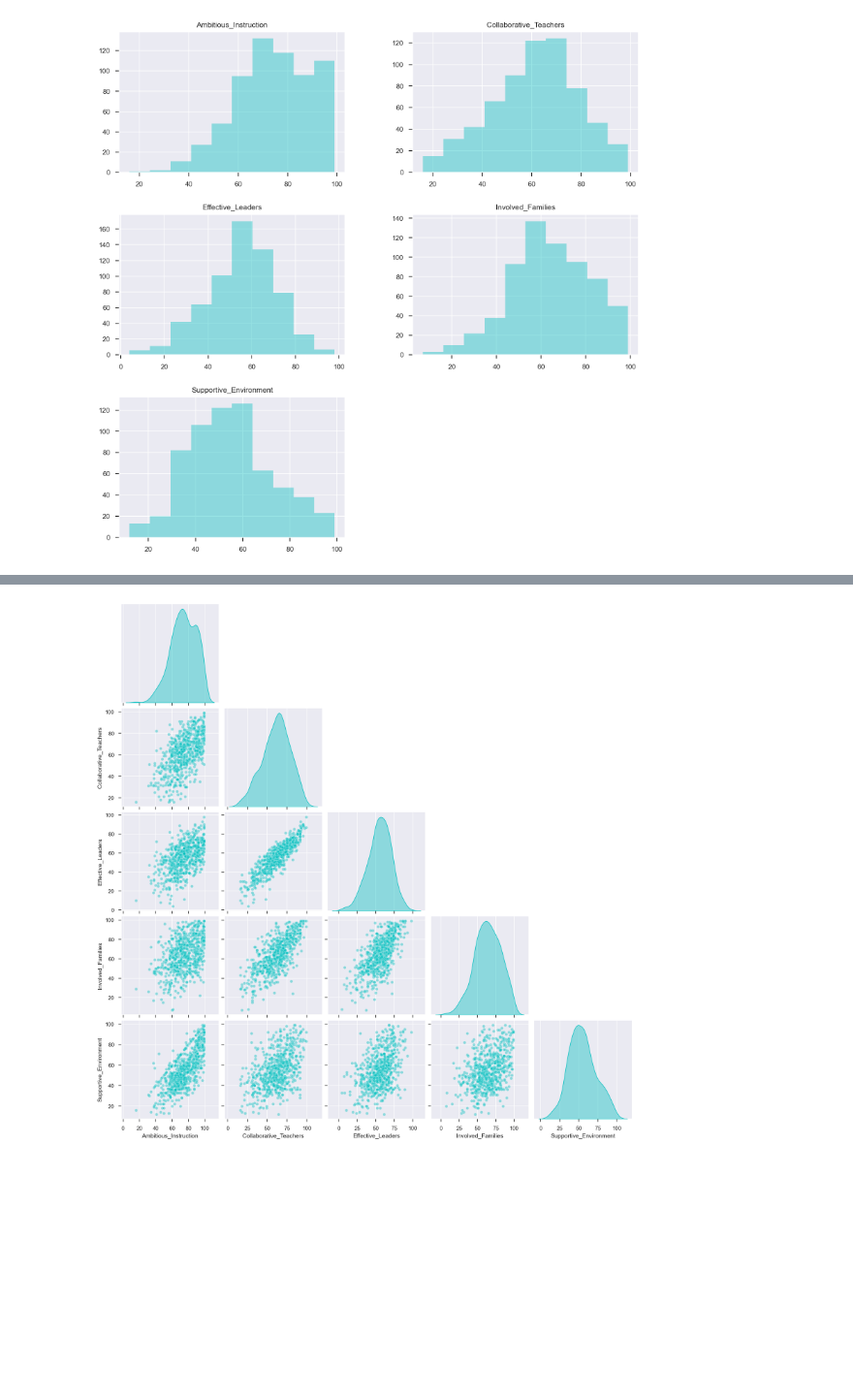
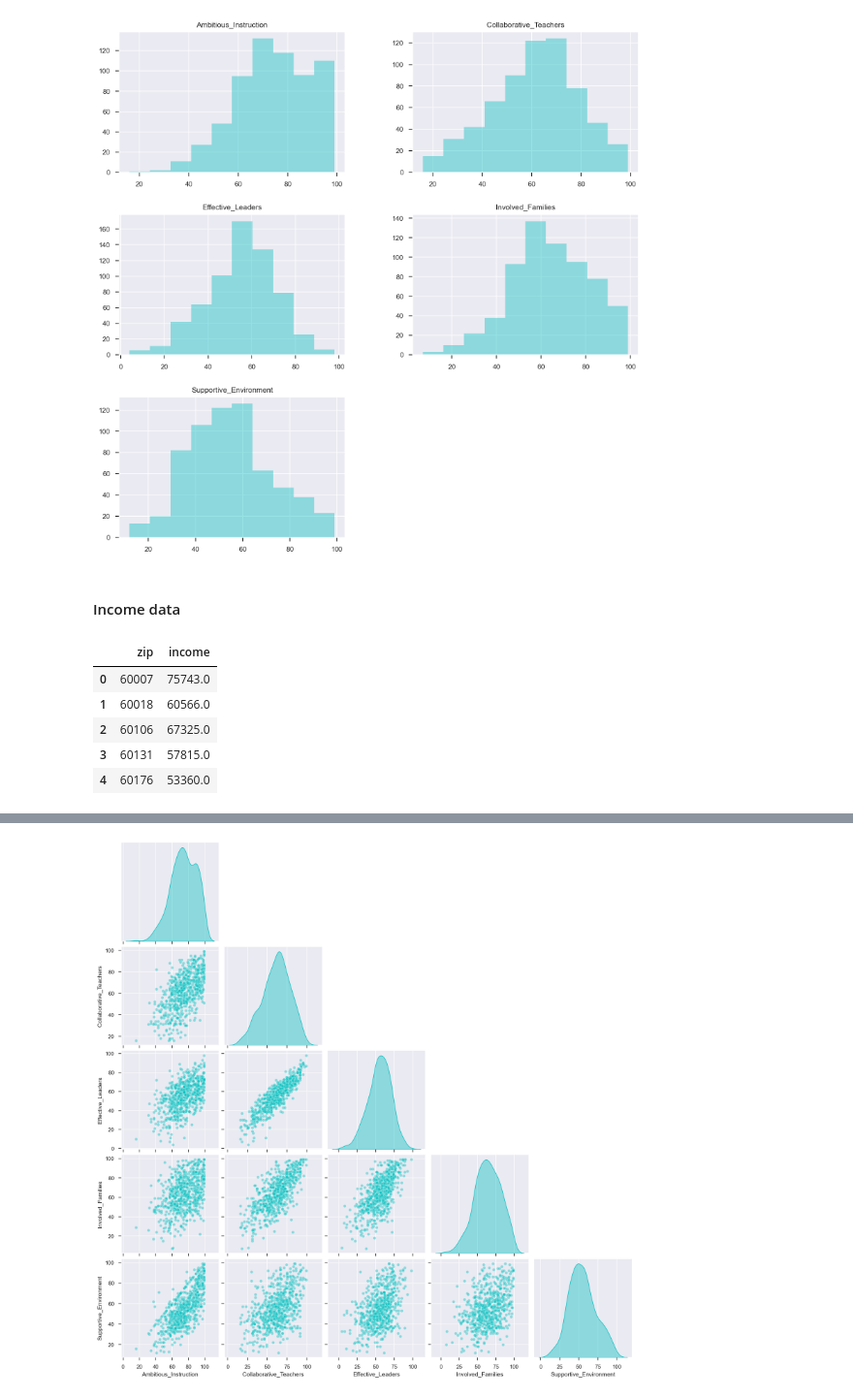
Before and after one commit to javierorman/clustering_schools, a Jupyter notebook: schools.ipynb, the cells around one changed output, grey strips where cells are left out. Shown at 97% size. Drawn from its saved outputs; the diff is of its cells as text; code cells hidden in the pictures; blank space fills up the shorter version.

Commit message:
Import and clean income data

```diff
--- a/schools.ipynb
+++ b/schools.ipynb
@@ -28,2 +34,4 @@ random_state=42
 # %%
 school_data = pd.read_csv('raw_data/schools.csv', header=0, index_col=0)
+# %%
+income_data = pd.read_csv('raw_data/incomes.csv', header=0, names=['zip', 'income'])
@@ -132,3 +144,14 @@ school_df = school_df.apply(lambda row: row.fillna(row.median()), axis=1)
 school_df.hist(figsize=(12,12), **viz_config);
 # %% [output]
 [figure]
+# %% [markdown]
+#### Income data
+# %%
+income_data.head()
+# %% [output]
+|  | zip | income |
+| 0 | 60007 | 75743.0 |
+| 1 | 60018 | 60566.0 |
+| 2 | 60106 | 67325.0 |
+| 3 | 60131 | 57815.0 |
+| 4 | 60176 | 53360.0 |
```
Also changed, not shown: parts of 11 cells of this notebook.
